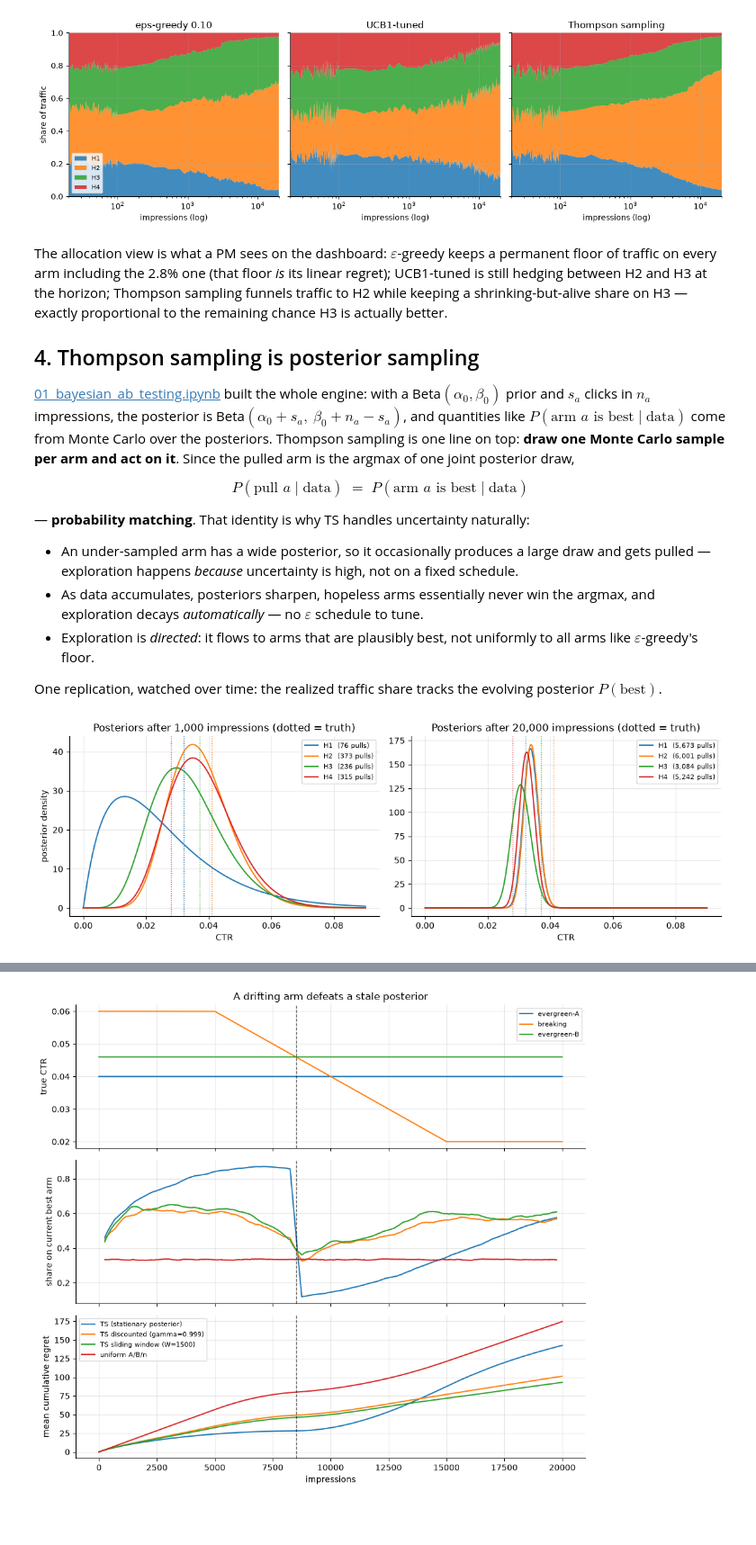
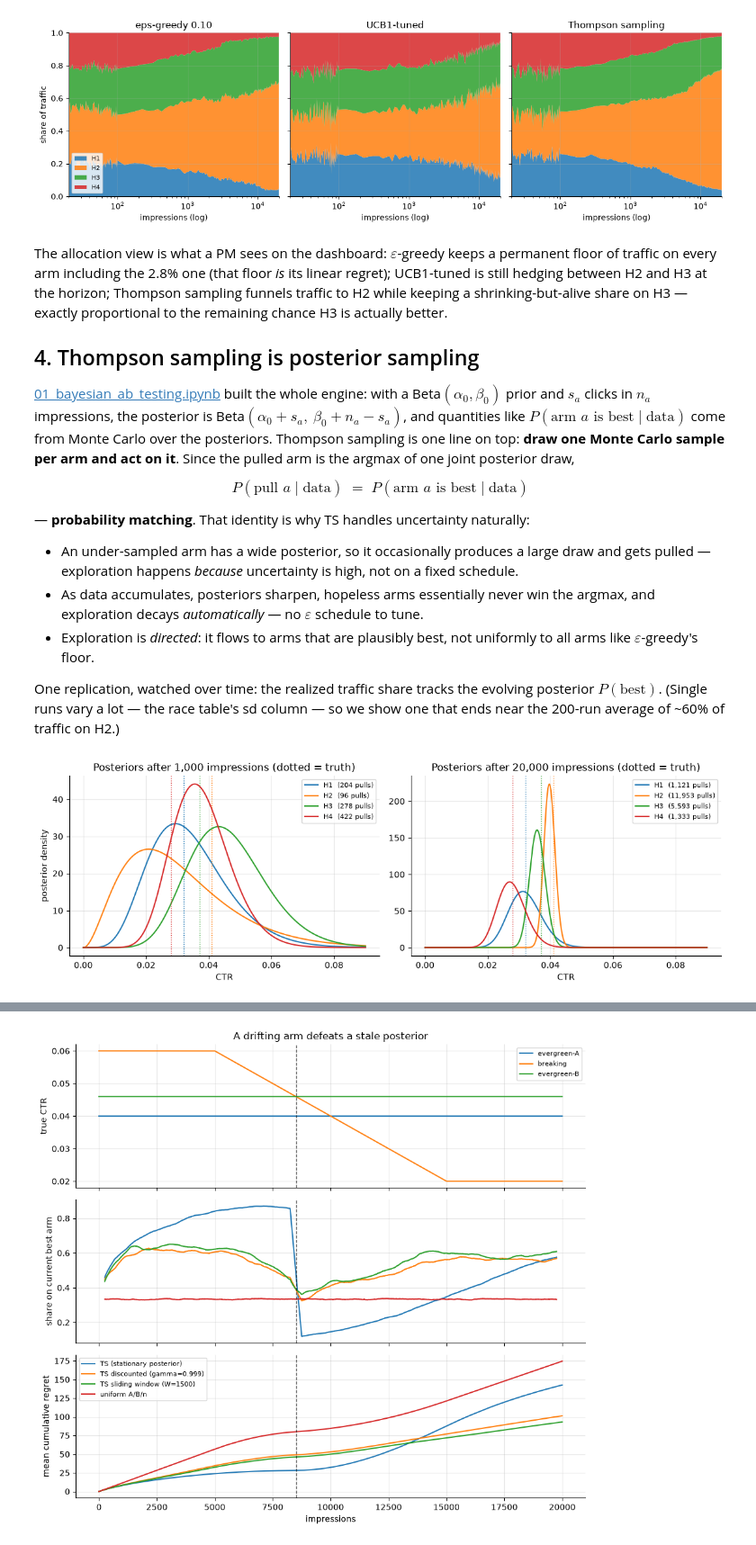
Before and after one commit to sinaghadermarzi/stat-ml-lab, a Jupyter notebook: 06_bayesian_methods/04_bandits_thompson.ipynb, the cells around one changed output, grey strips where cells are left out. Shown at 90% size. Saved outputs shown, nothing was run; the diff lists cells and outputs as text; code cells hidden in the pictures; blank space fills up the shorter version.

```diff
--- a/06_bayesian_methods/04_bandits_thompson.ipynb
+++ b/06_bayesian_methods/04_bandits_thompson.ipynb
@@ -380,40 +391,41 @@ $$ P(\text{pull } a \mid \text{data}) \;=\; P(\text{arm } a \text{ is best} \mid
   all arms like $\varepsilon$-greedy's floor.
 
 One replication, watched over time: the realized traffic share tracks the evolving
-posterior $P(\text{best})$.
+posterior $P(\text{best})$. (Single runs vary a lot — the race table's sd column — so we
+show one that ends near the 200-run average of ~60% of traffic on H2.)
 # %%
-gen1 = child_rng(20)
+gen1 = child_rng(32)          # a replication whose final allocation is close to the TS average
 s1, f1 = np.zeros(K), np.zeros(K)
 arm_seq = np.empty(T_RACE, dtype=int)
 post_hist = {}
 cps1 = checkpoints(T_RACE)
 ci = 0
 for t in range(T_RACE):
     a = int(np.argmax(gen1.beta(s1 + 1, f1 + 1)))
     r = gen1.random() < TRUE_CTR[a]
     s1[a] += r
     f1[a] += 1 - r
     arm_seq[t] = a
     if ci < len(cps1) and t + 1 == cps1[ci]:
         post_hist[t + 1] = (s1.copy(), f1.copy())
         ci += 1
 
 # posterior densities early vs late
 fig, axes = plt.subplots(1, 2, figsize=(11.5, 3.9), sharex=True)
 grid = np.linspace(0.0, 0.09, 400)
 for ax, t_show in zip(axes, [1000, T_RACE]):
     s_t, f_t = post_hist[t_show]
     for aa in range(K):
         ax.plot(grid, stats.beta.pdf(grid, s_t[aa] + 1, f_t[aa] + 1),
                 label=f"{arms.index[aa]}  ({int(s_t[aa] + f_t[aa]):,} pulls)")
         ax.axvline(TRUE_CTR[aa], color=f"C{aa}", ls=":", lw=1)
     ax.set_title(f"Posteriors after {t_show:,} impressions (dotted = truth)")
     ax.set_xlabel("CTR")
     ax.legend(fontsize=8)
 axes[0].set_ylabel("posterior density")
 plt.show()
 # %% [output]
-[figure, old version]
+[figure, new version]
 # %%
 # probability matching: P(best | data) vs the realized traffic share, same replication
 sub = cps1[cps1 >= 100][::4]
```
Also changed, not shown: parts of 18 cells of this notebook, 9 other files.
